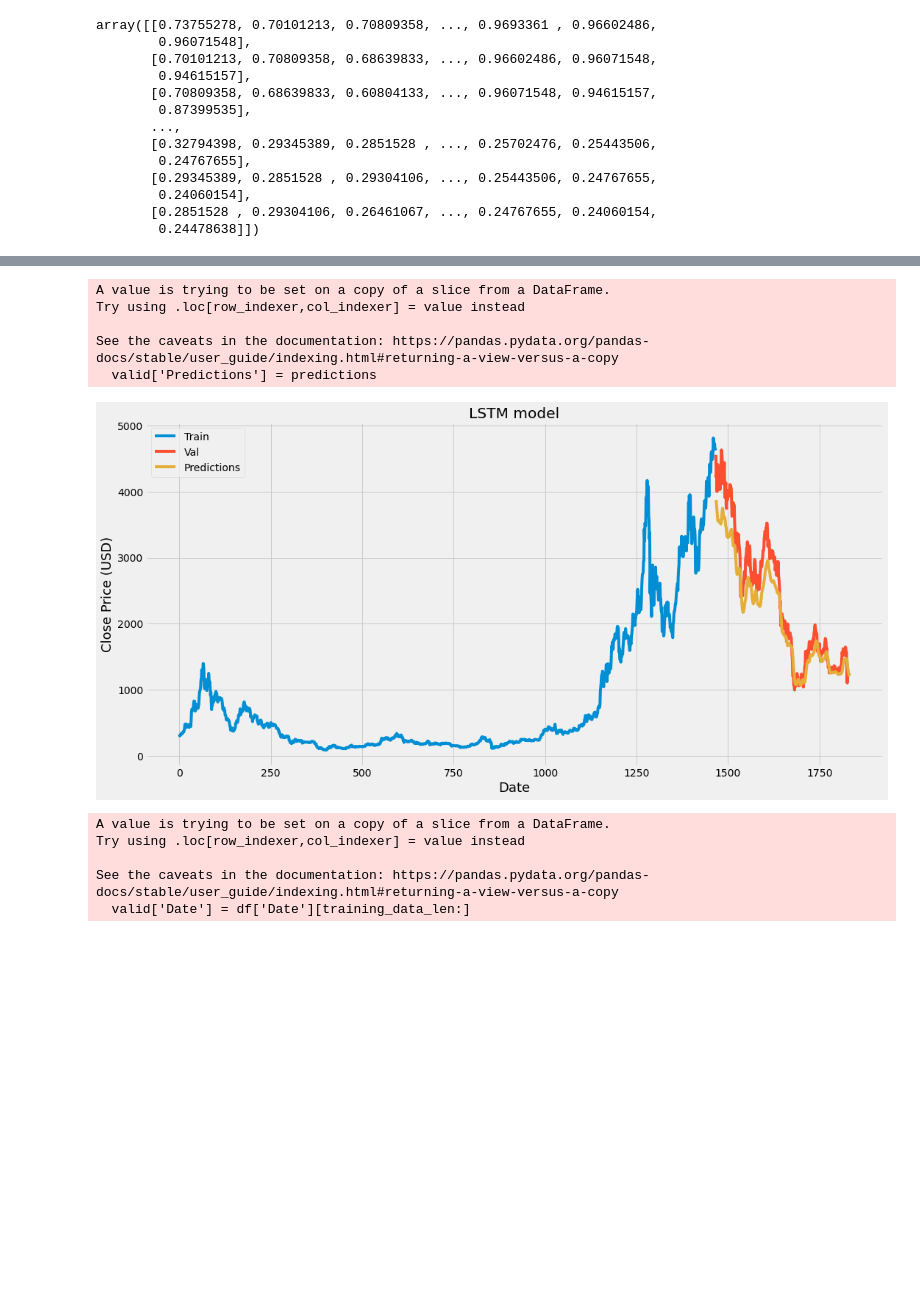
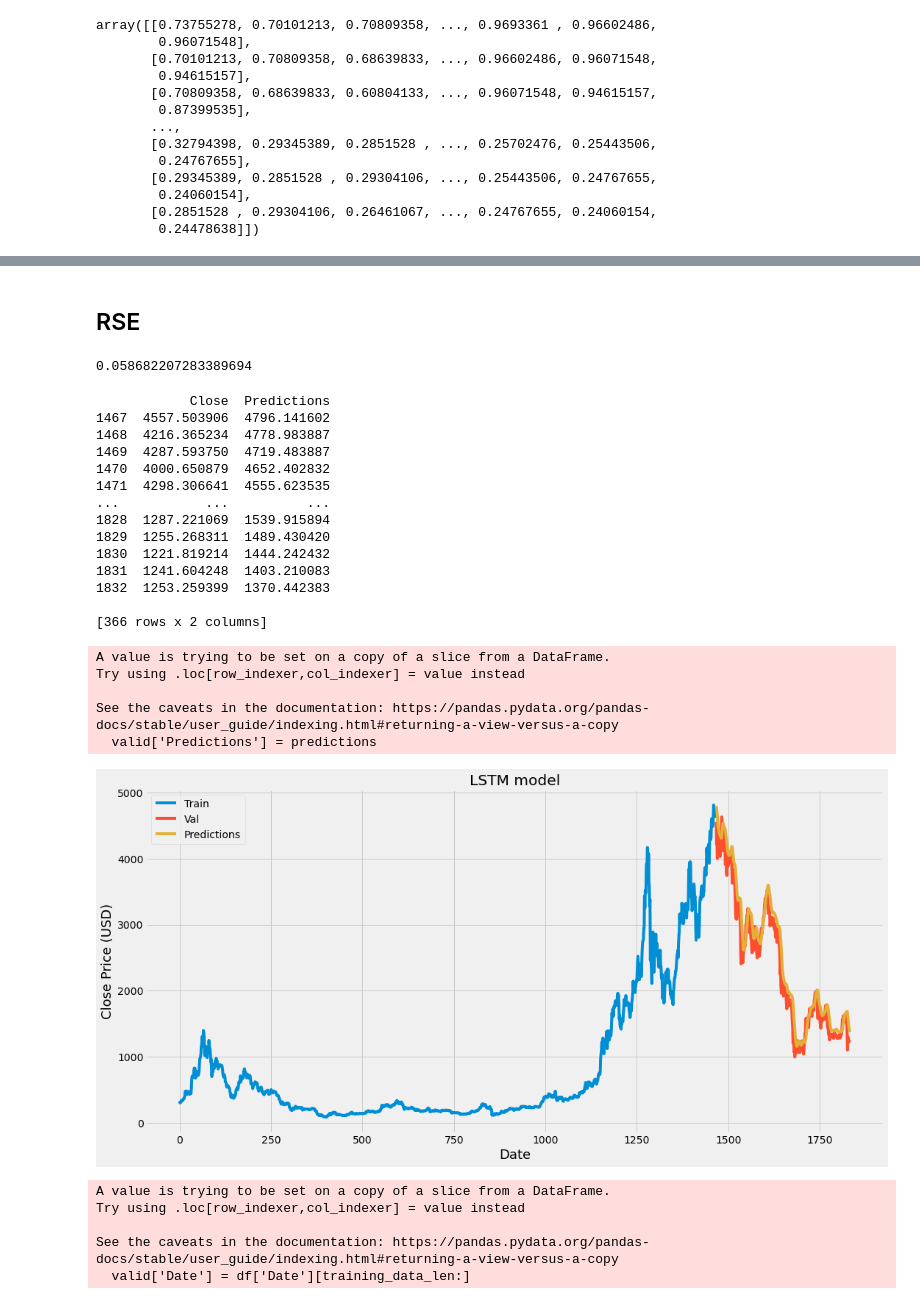
Before and after one commit to renyong0102/CS5100group7, a Jupyter notebook: group7_final.ipynb, the cells around one changed output, grey strips where cells are left out. Saved outputs shown, nothing was run; the diff lists cells and outputs as text; code cells hidden in the pictures; blank space fills up the shorter version.

```diff
--- a/group7_final.ipynb
+++ b/group7_final.ipynb
@@ -356,28 +361,58 @@ rmse
+# %% [markdown]
+## RSE
+# %%
+# In order to calculate Relative Squared Error, you take the Mean Squared Error (MSE) and divide it by the square of the difference between the actual and the mean of the data.
+# In other words, we divide the MSE of our model by the MSE of a model which uses the mean as the predicted value.
+true_mean = np.mean(y_test)
+squared_error_num = np.sum(np.square(y_test - predictions))
+squared_error_den = np.sum(np.square(y_test - true_mean))
+rse_loss = squared_error_num / squared_error_den
+rse_loss
+# %% [output]
+0.058682207283389694
 # %%
 #plot the data
 #80% data as train data
 train = data[:training_data_len]
 #20% data as valid data
 valid = data[training_data_len:]
 valid['Predictions'] = predictions
 
 #visualize the data
 plt.figure(figsize=(16,8))
 plt.title('LSTM model')
 plt.xlabel('Date',fontsize = 18)
 plt.ylabel('Close Price (USD)', fontsize = 18)
 plt.plot(train['Close'])
-plt.plot(valid[['Close', 'Predictions']])
-# plt.plot(valid['Predictions'])
+
+
+# plt.plot(valid[['Close', 'Predictions']])
+plt.plot(valid['Close'])
+print(valid)
+plt.plot(valid['Predictions'])
 plt.legend(['Train', 'Val', 'Predictions'], loc='upper left')
 plt.show()
 # %% [output]
-A value is trying to be set on a copy of a slice from a DataFrame.
-Try using .loc[row_indexer,col_indexer] = value instead
+            Close  Predictions
+1467  4557.503906  4796.141602
+1468  4216.365234  4778.983887
+1469  4287.593750  4719.483887
+1470  4000.650879  4652.402832
+1471  4298.306641  4555.623535
+...           ...          ...
+1828  1287.221069  1539.915894
+1829  1255.268311  1489.430420
+1830  1221.819214  1444.242432
+1831  1241.604248  1403.210083
+1832  1253.259399  1370.442383
 
-See the caveats in the documentation: https://pandas.pydata.org/pandas-docs/stable/user_guide/indexing.html#returning-a-view-versus-a-copy
-  valid['Predictions'] = predictions
+[366 rows x 2 columns]
+A value is trying to be set on a copy of a slice from a DataFrame.
+Try using .loc[row_indexer,col_indexer] = value instead
+
+See the caveats in the documentation: https://pandas.pydata.org/pandas-docs/stable/user_guide/indexing.html#returning-a-view-versus-a-copy
+  valid['Predictions'] = predictions
-[figure, old version]
+[figure, new version]
 # %%
 valid['Date'] = df['Date'][training_data_len:]
 # %% [output]
```
Also changed, not shown: parts of 10 cells of this notebook.
